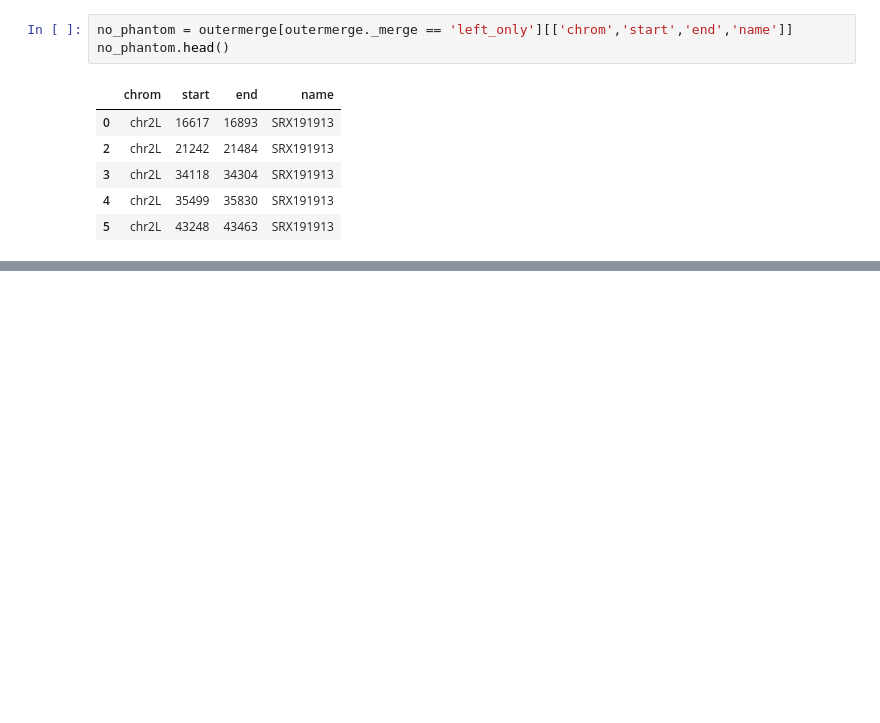
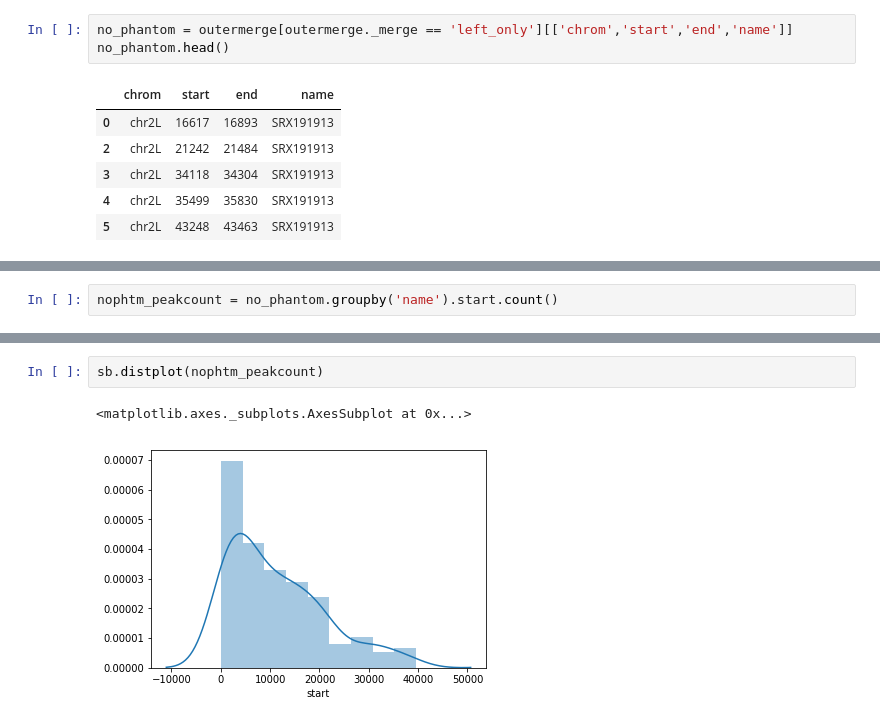
Before and after one commit to isabelleberger/s2cell-prior, a Jupyter notebook: notebook/2018-01-09_checking_peak_calls.ipynb, the cells around one changed output, grey strips where cells are left out. Saved outputs shown, nothing was run; the diff lists cells and outputs as text; blank space fills up the shorter version.

```diff
--- a/notebook/2018-01-09_checking_peak_calls.ipynb
+++ b/notebook/2018-01-09_checking_peak_calls.ipynb
@@ -201,0 +237,2 @@ no_phantom.shape
+# %%
+nophtm_peakcount = no_phantom.groupby('name').start.count()
@@ -201,0 +251,5 @@ no_phantom.shape
+# %%
+sb.distplot(nophtm_peakcount)
+# %% [output]
+<matplotlib.axes._subplots.AxesSubplot at 0x...>
+[figure, added]
```
Also changed, not shown: parts of 29 cells of this notebook.
